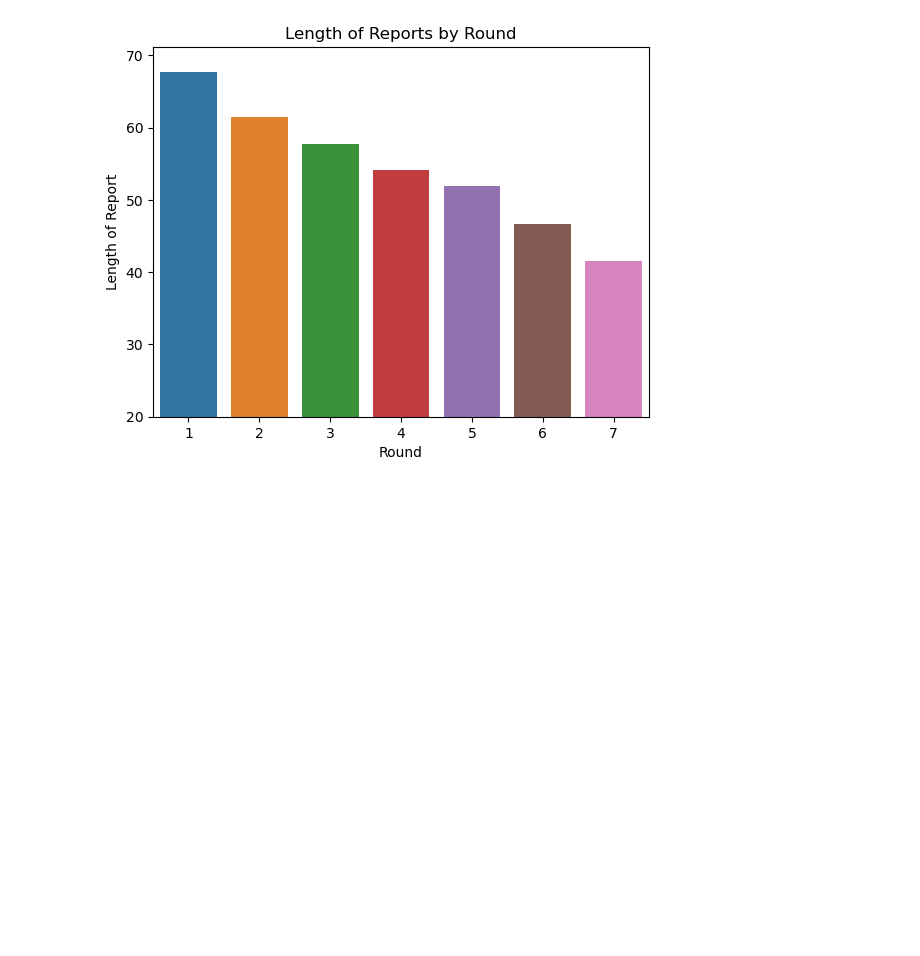
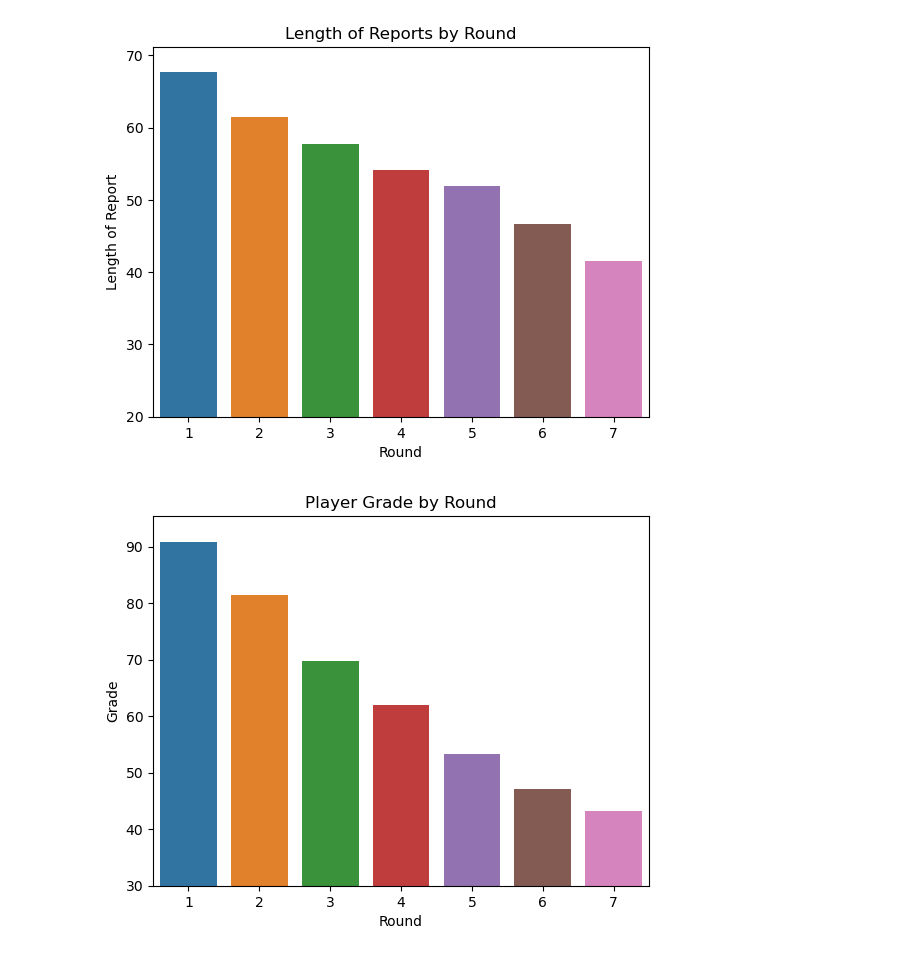
Before and after one commit to jpalgon/Draft_Scouting, a Jupyter notebook: Pre-Processing and EDA.ipynb, the cells around one changed output. Saved outputs shown, nothing was run; the diff lists cells and outputs as text; code cells hidden in the pictures; blank space fills up the shorter version.

```diff
--- a/Pre-Processing and EDA.ipynb
+++ b/Pre-Processing and EDA.ipynb
@@ -379,0 +380,2 @@ all_rounds
+# %%
+grade = pd.DataFrame(df.groupby('Round').grade.mean()).reset_index()
@@ -397,6 +411,16 @@ ax.set_title('Length of Reports by Round')
 ax.set_ylim(bottom=20);
 # %% [output]
 [figure]
+# %%
+fig,ax = plt.subplots()
+sns.barplot(x=grade.Round,y=grade.grade)
+ax.set_xticklabels(['1','2','3','4','5','6','7'])
+ax.set_xlabel('Round')
+ax.set_ylabel('Grade')
+ax.set_title('Player Grade by Round')
+ax.set_ylim(bottom=30);
+# %% [output]
+[figure, added]
 # %%
 cv = CountVectorizer(stop_words='english',min_df=.05,max_df=.9,)
 cv.fit_transform(text_data)
```
Also changed, not shown: parts of 7 cells of this notebook, 1 other file.
